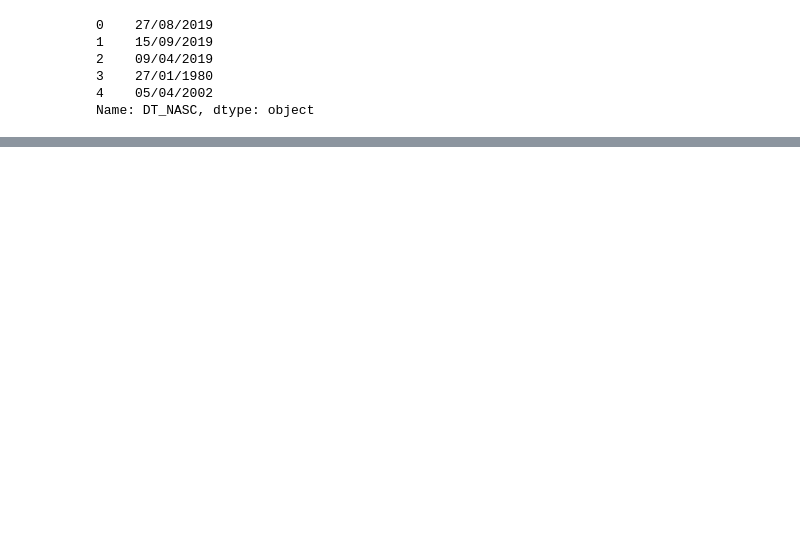
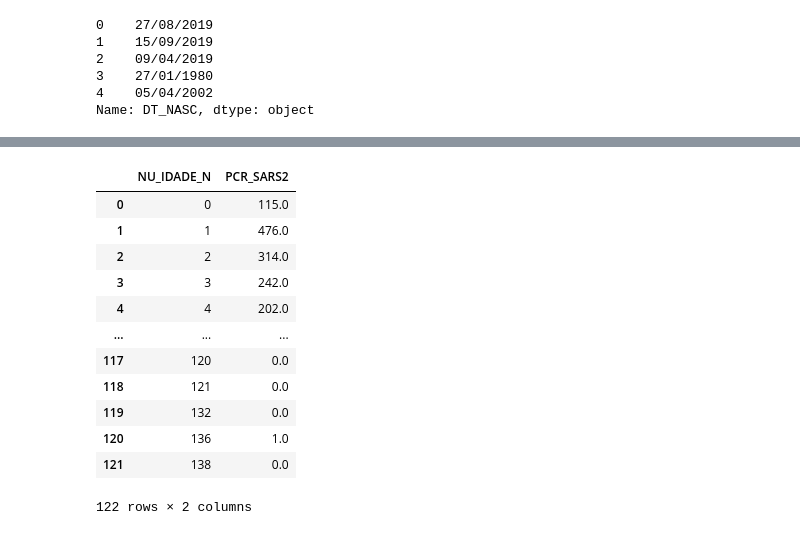
Before and after one commit to raydangaspar/covid-19, a Jupyter notebook: TCC.ipynb, the cells around one changed output, grey strips where cells are left out. Saved outputs shown, nothing was run; the diff lists cells and outputs as text; code cells hidden in the pictures; blank space fills up the shorter version.

```diff
--- a/TCC.ipynb
+++ b/TCC.ipynb
@@ -85,0 +174,19 @@ py.iplot(data)
+# %%
+df_idade_covid = df_srag[['NU_IDADE_N', 'PCR_SARS2']].copy()
+
+df_idade_covid = df_idade_covid.groupby(['NU_IDADE_N'], as_index=False).agg({'PCR_SARS2':sum})
+df_idade_covid
+# %% [output]
+|  | NU_IDADE_N | PCR_SARS2 |
+| 0 | 0 | 115.0 |
+| 1 | 1 | 476.0 |
+| 2 | 2 | 314.0 |
+| 3 | 3 | 242.0 |
+| 4 | 4 | 202.0 |
+| ... | ... | ... |
+| 117 | 120 | 0.0 |
+| 118 | 121 | 0.0 |
+| 119 | 132 | 0.0 |
+| 120 | 136 | 1.0 |
+| 121 | 138 | 0.0 |
+122 rows × 2 columns
```
Also changed, not shown: parts of 7 cells of this notebook.
